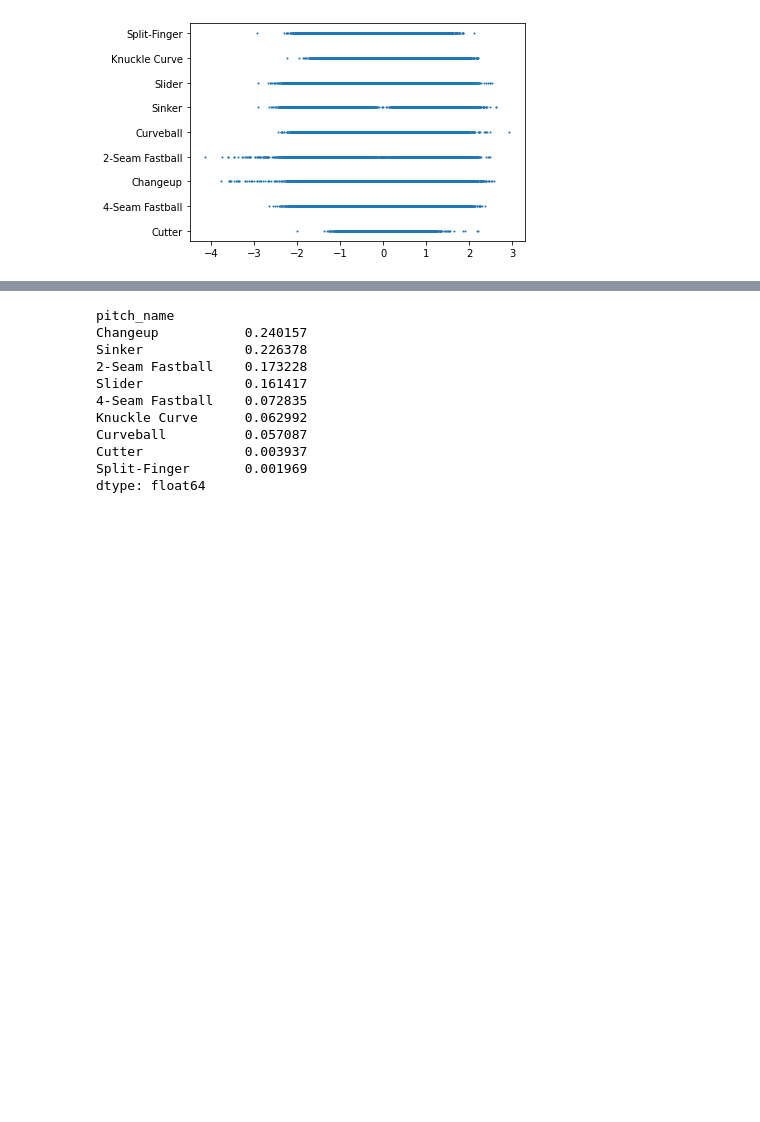
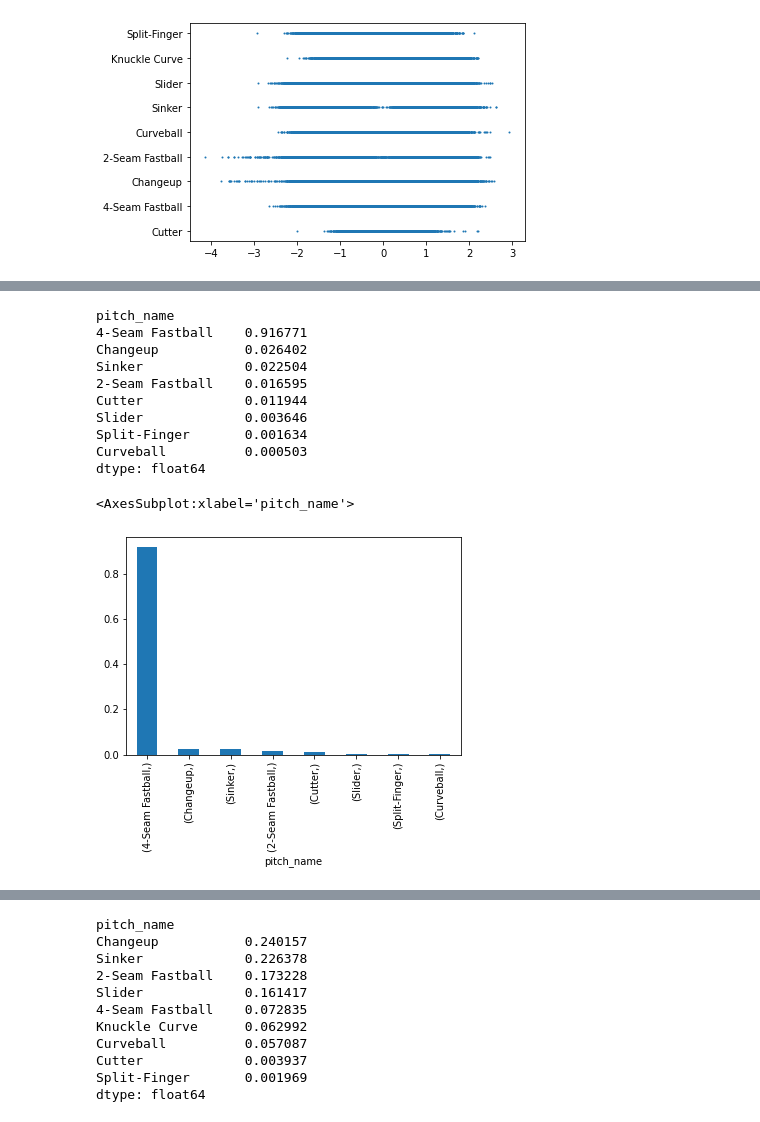
Before and after one commit to gihonglee/MLB_project, a Jupyter notebook: mlb-eda.ipynb, the cells around one changed output, grey strips where cells are left out. Saved outputs shown, nothing was run; the diff lists cells and outputs as text; code cells hidden in the pictures; blank space fills up the shorter version.

```diff
--- a/mlb-eda.ipynb
+++ b/mlb-eda.ipynb
@@ -428,2 +472,18 @@ print(pfx_x_above2)
 
 [508 rows x 67 columns]
+# %%
+print(pfx_z_above2[['pitch_name']].value_counts(normalize= True))
+pfx_z_above2[['pitch_name']].value_counts(normalize= True).plot(kind = 'bar')
+# %% [output]
+pitch_name
+4-Seam Fastball    0.916771
+Changeup           0.026402
+Sinker             0.022504
+2-Seam Fastball    0.016595
+Cutter             0.011944
+Slider             0.003646
+Split-Finger       0.001634
+Curveball          0.000503
+dtype: float64
+<AxesSubplot:xlabel='pitch_name'>
+[figure, added]
```
Also changed, not shown: parts of 42 cells of this notebook, 1 other file.
